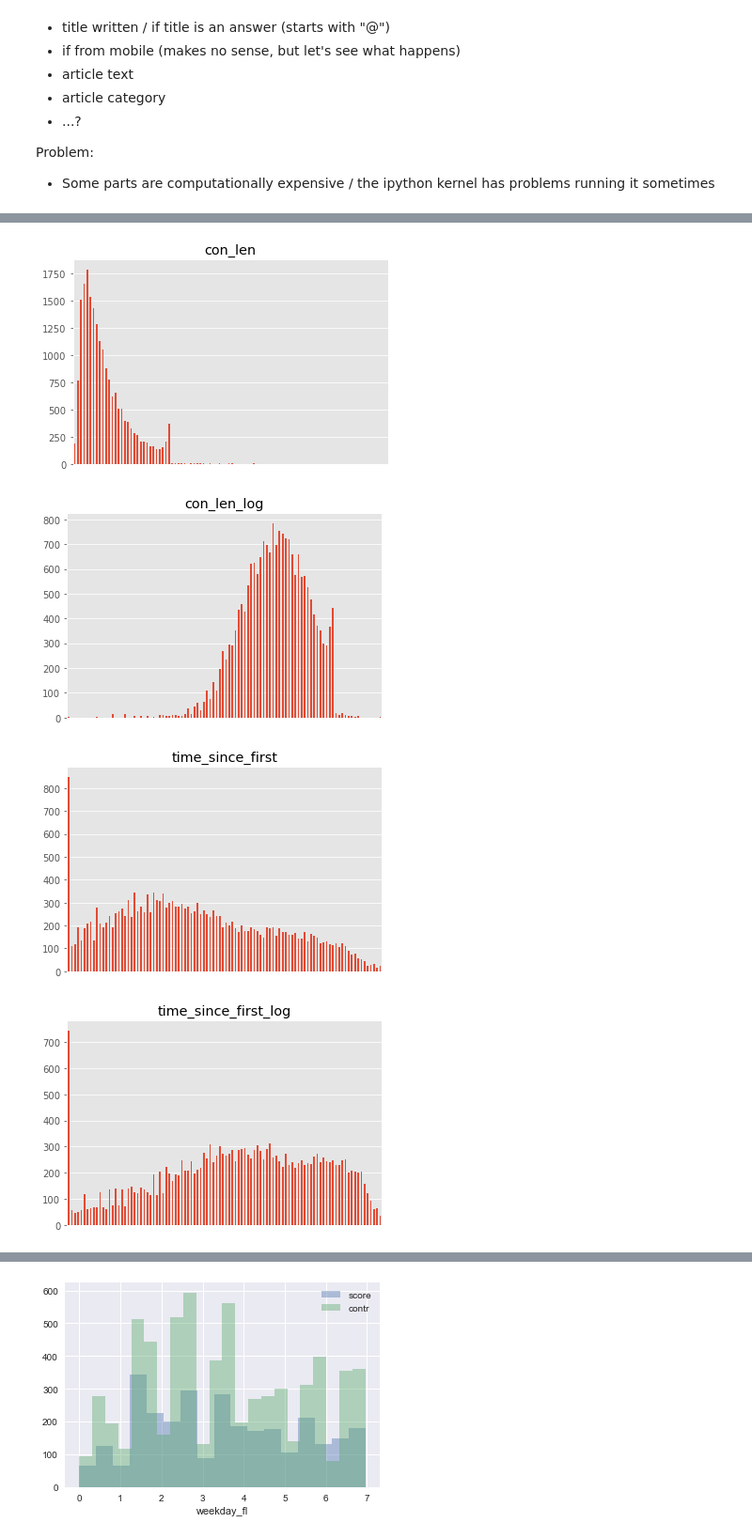
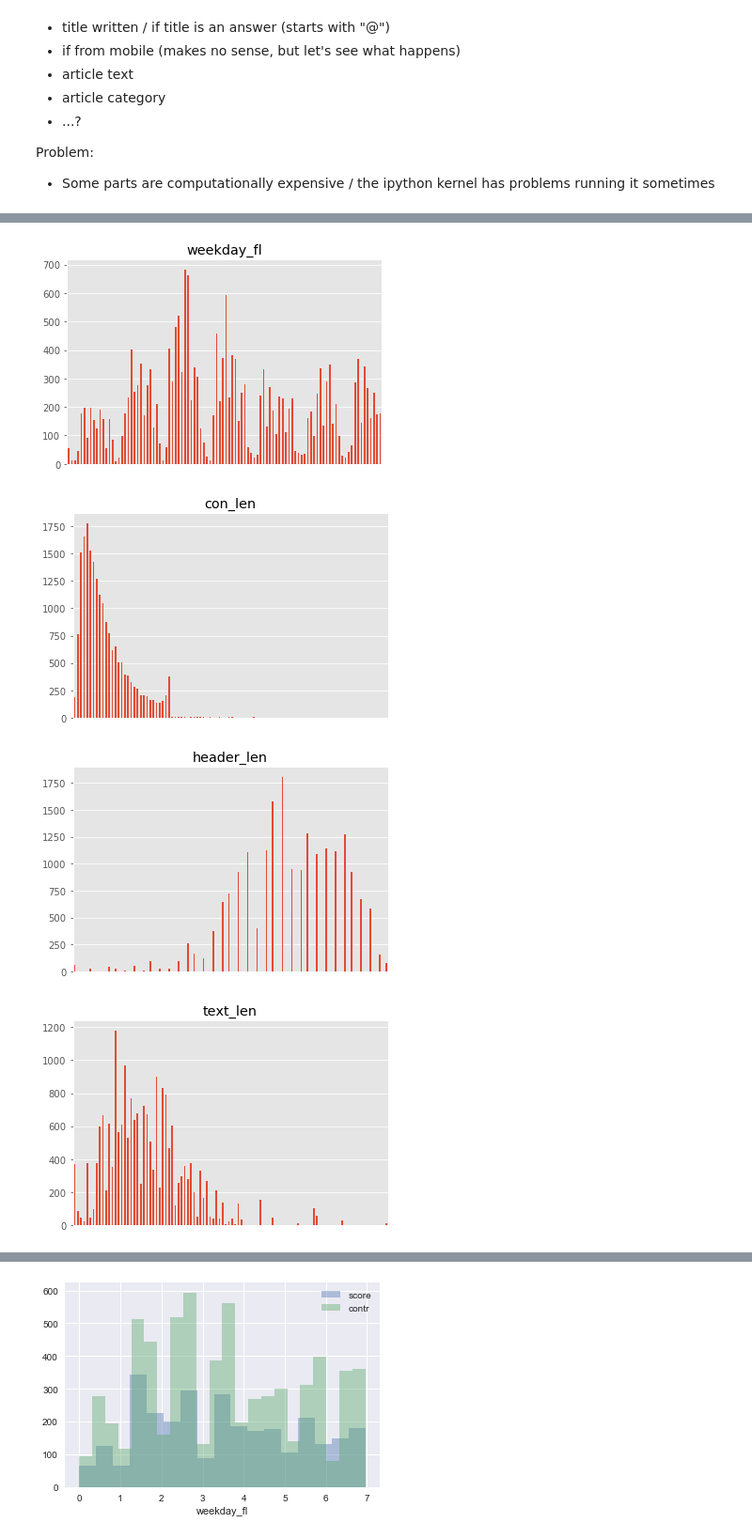
Before and after one commit to fdelia/bots, a Jupyter notebook: 3_explore_data.ipynb, the cells around one changed output, grey strips where cells are left out. Shown at 94% size. Drawn from its saved outputs; the diff is of its cells as text; code cells hidden in the pictures.

```diff
--- a/3_explore_data.ipynb
+++ b/3_explore_data.ipynb
@@ -262,6 +262,8 @@ def get_category(link):
         return t[1]
 
 df_art['cat'] = df_art['link'].apply(get_category)
+df_art['header_len'] = df_art['header'].apply(lambda x: len(x))
+df_art['text_len'] = df_art['text'].apply(lambda x: len(str(x)))
 
 # Left inner join
 df_merge = pd.merge(left=df_com, right=df_art, left_on='tId', right_on='tId')
@@ -298,6 +300,8 @@ def get_time_since_first(group):
 
 df_merge_art = df_merge_art.apply(get_time_since_first)
 
+df_merge_art = df_merge_art[df_merge_art['score'] < 1000]
+
 #ax = sns.regplot(x='time_since_first', y='contr', label='contr', data=df_merge_art)
 #ax = sns.regplot(x='time_since_first', y='score', label='score', data=df_merge_art)
 #ax.legend()
@@ -318,24 +321,37 @@ df_merge_art = df_merge_art.apply(get_time_since_first)
 # %%
 # Try around to see how columns are distributed
 # And do some feature engineering
+import math
 
-# Maybe crop outliers on score?
-
-import math
-for col in ['con_len', 'time_since_first', 'score', 'contr']:
-    min_val = df_merge_art[col].min()
-    df_merge_art[col + '_log'] = df_merge_art[col].apply(lambda x: math.log(x+1-min_val))
-
-for col in ['con_len', 'con_len_log', 'time_since_first', 'time_since_first_log',
-            'score', 'score_log', 'contr', 'contr_log']:
+def show_hist(col):
     df_merge_art['bins'] = pd.cut(df_merge_art[col], 100)
     h = df_merge_art.groupby(['bins']).size().plot.bar(title=col)
     plt.gca().get_xaxis().set_visible(False)
     plt.show()
 
+'''
+from sklearn.preprocessing import Normalizer, RobustScaler, MinMaxScaler
+#scaler = Normalizer()
+scaler = RobustScaler(quantile_range=(25, 75))
+df_merge_art['score_scaled'] = scaler.fit_transform(df_merge_art['score'])
+#print(df_merge_art['score_scaled'])
+#show_hist('score_scaled')
+'''
+#max_val = df_merge_art['weekday_fl'].max()
+#df_merge_art['weekday_fl_arcsin'] = df_merge_art['weekday_fl'].apply(lambda x: math.asin(x/max_val))
+
+for col in ['weekday_fl', 'con_len', 'header_len', 'text_len', 'time_since_first',
+            'score', 'contr']:
+    show_hist(col)
+
+for col in ['con_len', 'text_len', 'time_since_first', 'score', 'contr']:
+    min_val = df_merge_art[col].min()
+    df_merge_art[col + '_log'] = df_merge_art[col].apply(lambda x: math.log(x+1-min_val))
+    show_hist(col + '_log')
+
 # Log doesn't work on score, the outliers are too extreme
 # %% [output]
-[figure, old version]
+[figure, new version]
-[figure, old version]
+[figure, new version]
-[figure, old version]
+[figure, new version]
-[figure, old version]
+[figure, new version]
```
Also changed, not shown: parts of 4 cells of this notebook.
